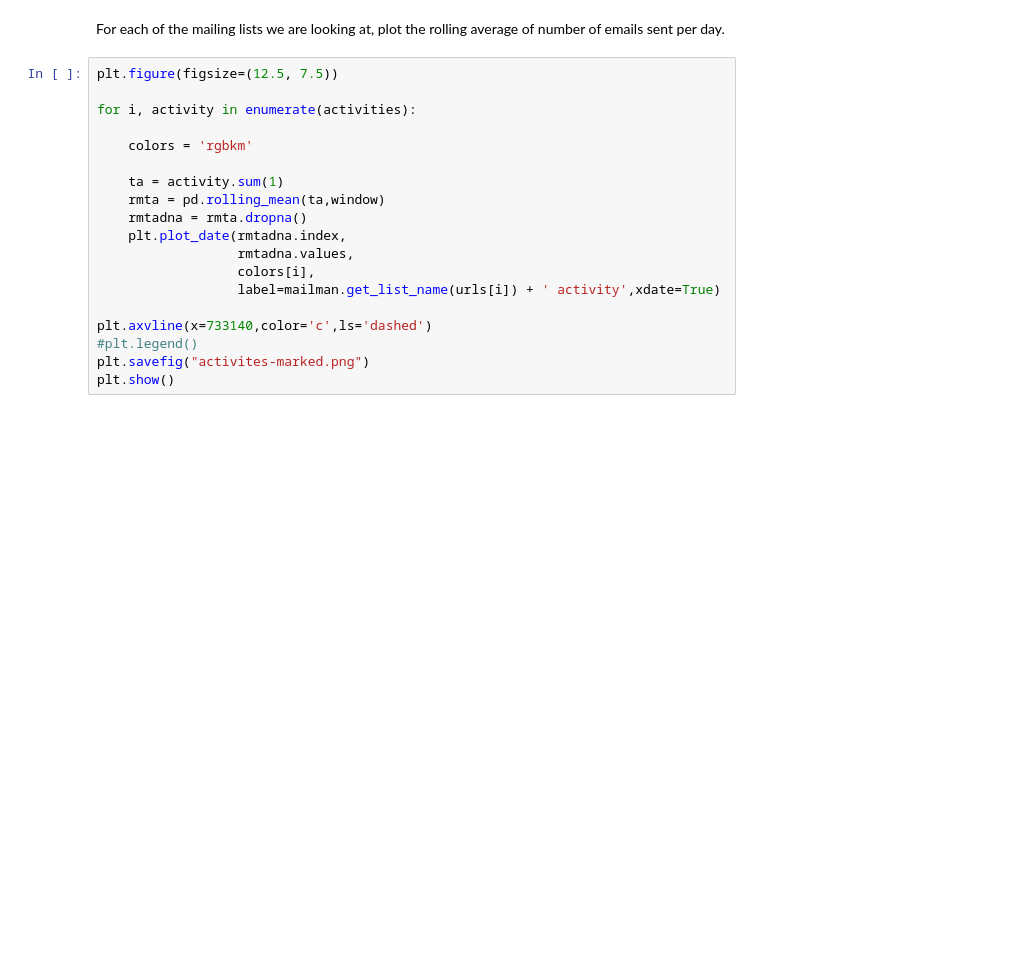
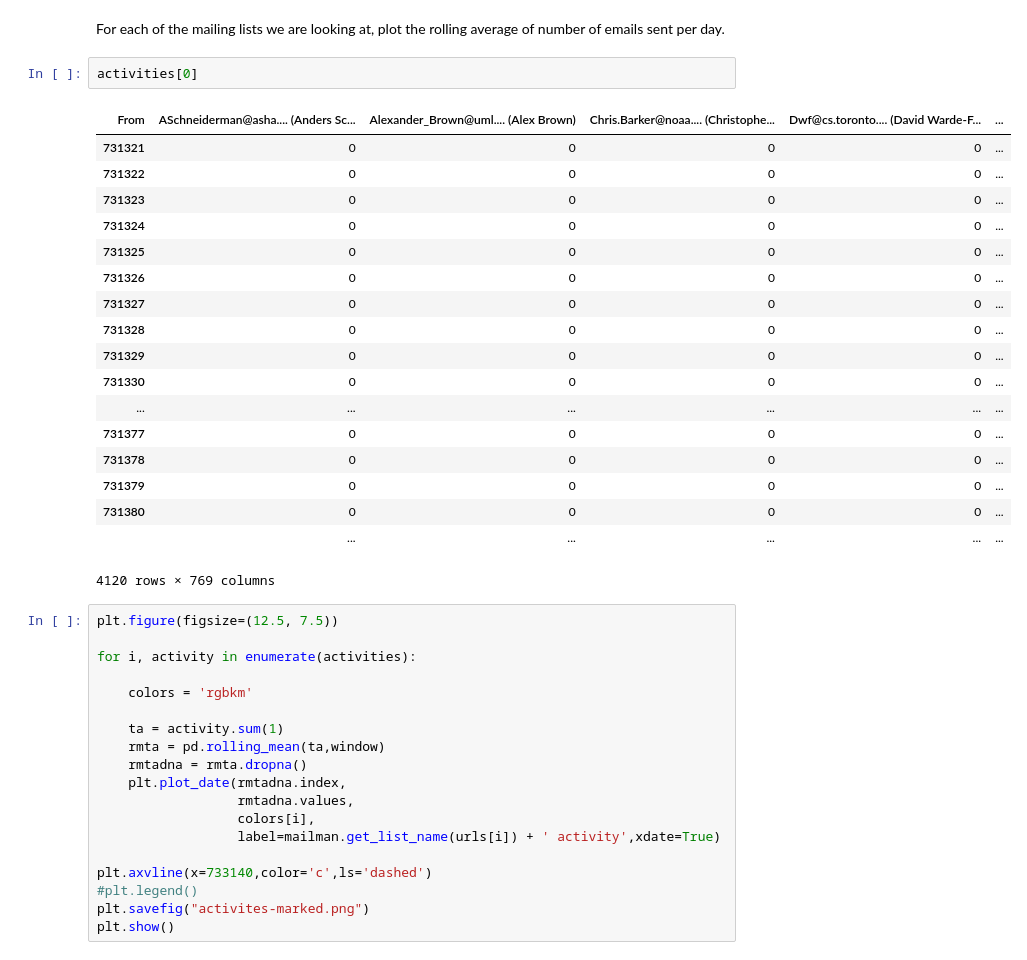
Before and after one commit to datactive/bigbang, a Jupyter notebook: examples/Plot Activity.ipynb, the cells around one changed output. Drawn from its saved outputs; the diff is of its cells as text; blank space fills up the shorter version.

```diff
--- a/examples/Plot Activity.ipynb
+++ b/examples/Plot Activity.ipynb
@@ -47,6 +47,27 @@ This variable is for the range of days used in computing rolling averages.
 window = 100
 # %% [markdown]
 For each of the mailing lists we are looking at, plot the rolling average of number of emails sent per day.
+# %%
+activities[0]
+# %% [output]
+| From | ASchneiderman@asha.... (Anders Sc... | Alexander_Brown@uml.... (Alex Brown) | Chris.Barker@noaa.... (Christophe... | Dwf@cs.toronto.... (David Warde-F... | ... |
+| 731321 | 0 | 0 | 0 | 0 | ... |
+| 731322 | 0 | 0 | 0 | 0 | ... |
+| 731323 | 0 | 0 | 0 | 0 | ... |
+| 731324 | 0 | 0 | 0 | 0 | ... |
+| 731325 | 0 | 0 | 0 | 0 | ... |
+| 731326 | 0 | 0 | 0 | 0 | ... |
+| 731327 | 0 | 0 | 0 | 0 | ... |
+| 731328 | 0 | 0 | 0 | 0 | ... |
+| 731329 | 0 | 0 | 0 | 0 | ... |
+| 731330 | 0 | 0 | 0 | 0 | ... |
+| ... | ... | ... | ... | ... | ... |
+| 731377 | 0 | 0 | 0 | 0 | ... |
+| 731378 | 0 | 0 | 0 | 0 | ... |
+| 731379 | 0 | 0 | 0 | 0 | ... |
+| 731380 | 0 | 0 | 0 | 0 | ... |
+|  | ... | ... | ... | ... | ... |
+4120 rows × 769 columns
 # %%
 plt.figure(figsize=(12.5, 7.5))
 
```
Also changed, not shown: parts of 1 cell of this notebook, 1 other file.
